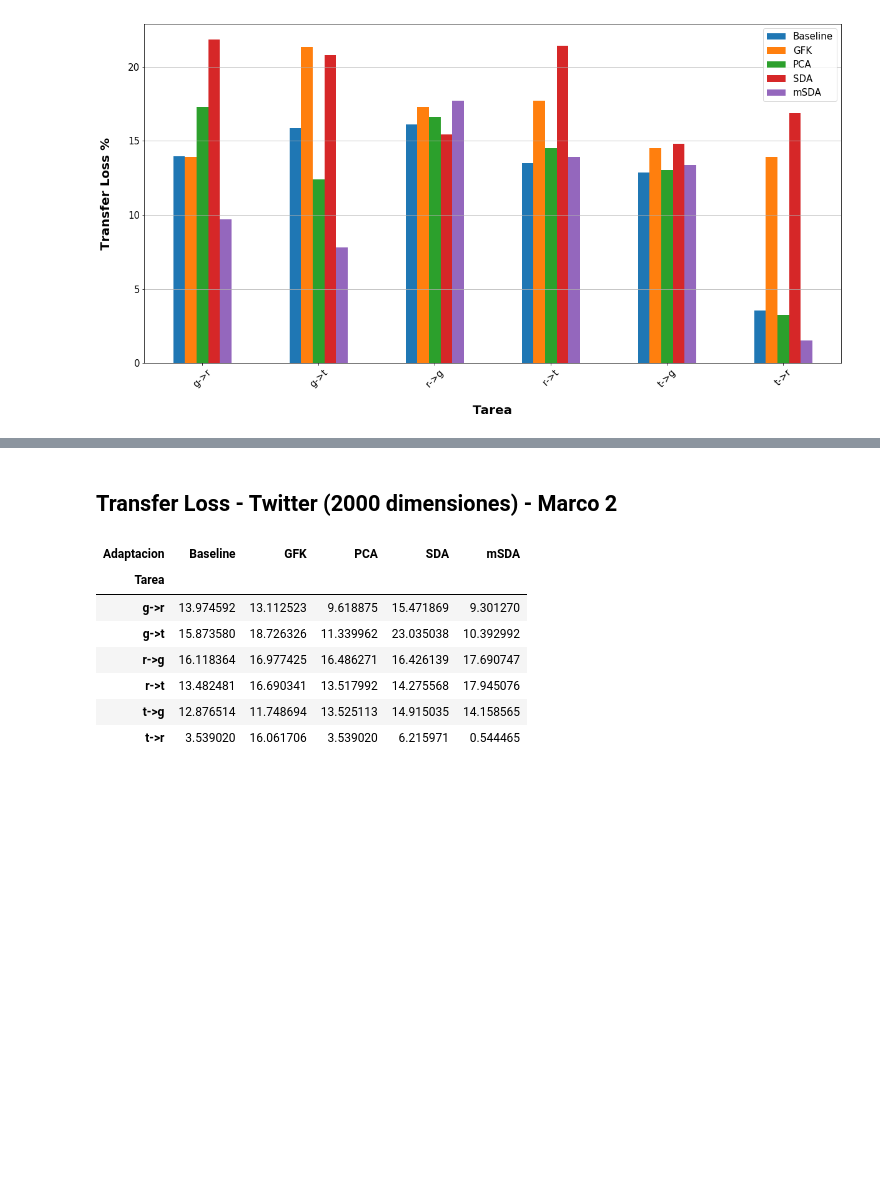
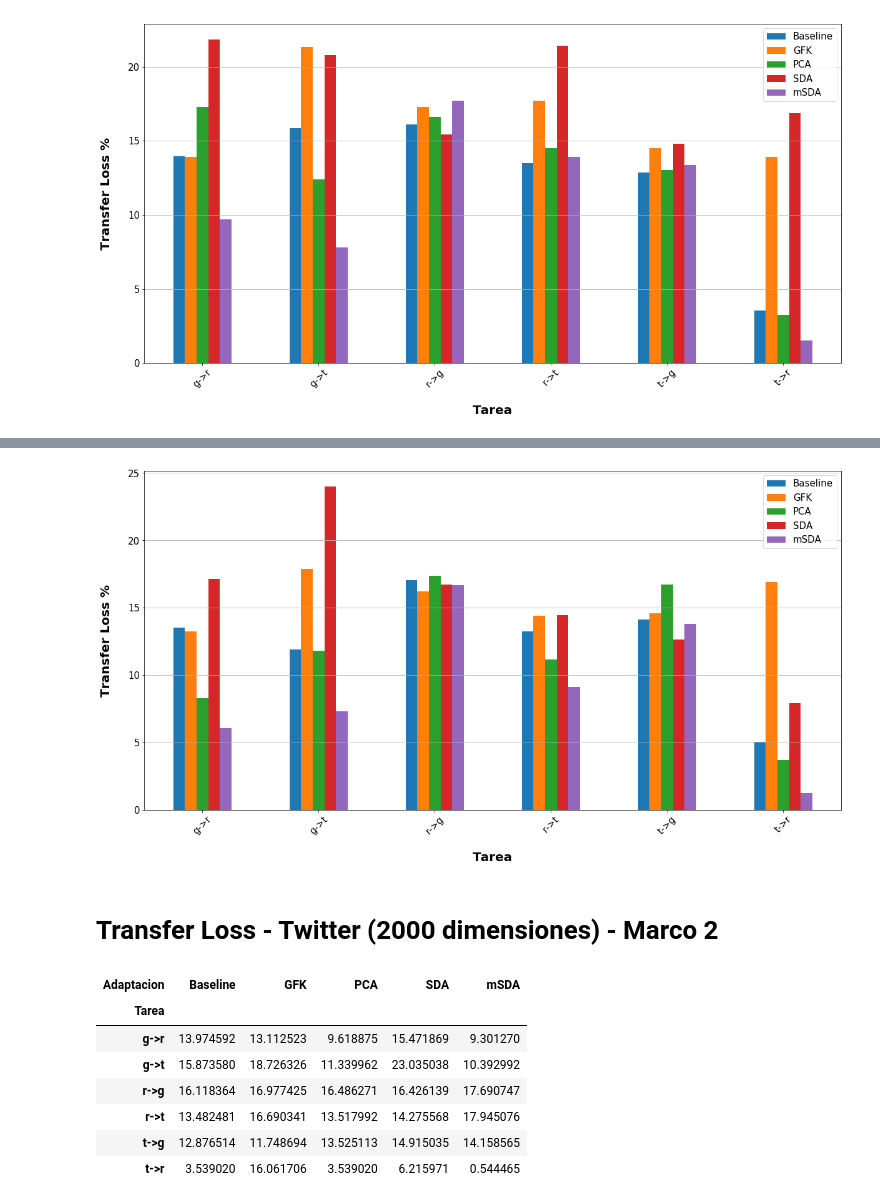
Before and after one commit to franciscoprimero/Memoria, a Jupyter notebook: Graficos.ipynb, the cells around one changed output, grey strips where cells are left out. Drawn from its saved outputs; the diff is of its cells as text; code cells hidden in the pictures; blank space fills up the shorter version.

```diff
--- a/Graficos.ipynb
+++ b/Graficos.ipynb
@@ -157,0 +230,4 @@ plt.savefig(figure_path, bbox_inches='tight')
+# %%
+dims = 1000
+df_twitter = get_scores_dataframe(datasets[1], dims, "me1_")
+df_twitter
@@ -158,5 +243,19 @@ plt.savefig(figure_path, bbox_inches='tight')
+# %%
+twitter_plot = df_twitter.plot(kind='bar', figsize=(20,10), rot=45, fontsize=15, legend=False)
+patches, labels = twitter_plot.get_legend_handles_labels()
+
+twitter_plot.legend(patches, labels, loc='best', fontsize=15)
+twitter_plot.yaxis.grid(which='major')
+
+twitter_plot.set_ylabel("Transfer Loss %", labelpad=25,fontsize=20, weight='bold')
+twitter_plot.set_xlabel("Tarea", labelpad=25,fontsize=20, weight='bold')
+
+figure_path = os.path.join(graficos_path, datasets[1], "me1_tloss_%d.png" % dims)
+plt.savefig(figure_path, bbox_inches='tight')
+# %% [output]
+[figure, added]
 # %% [markdown]
-## Transfer Loss - Twitter (2000 dimensiones) - Marco 2
+# Transfer Loss - Twitter (2000 dimensiones) - Marco 2
 # %%
 dims = 2000
 df_twitter = get_scores_dataframe(datasets[1], dims, "me2_")
```
Also changed, not shown: parts of 17 cells of this notebook, 3 other files.
